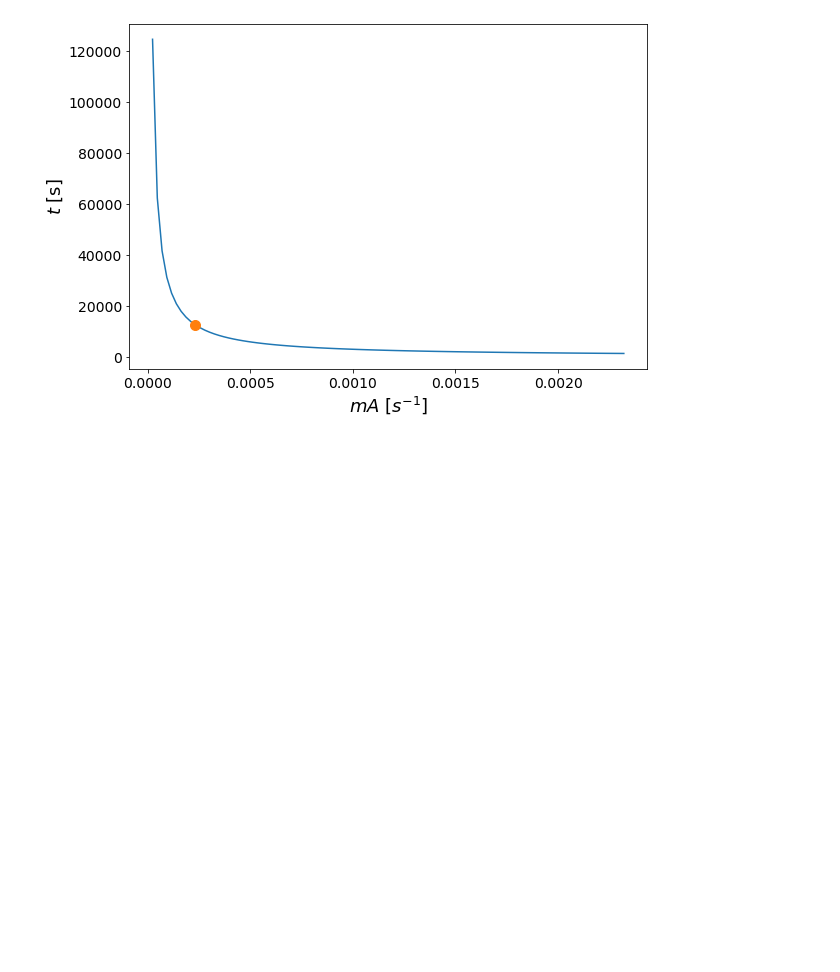
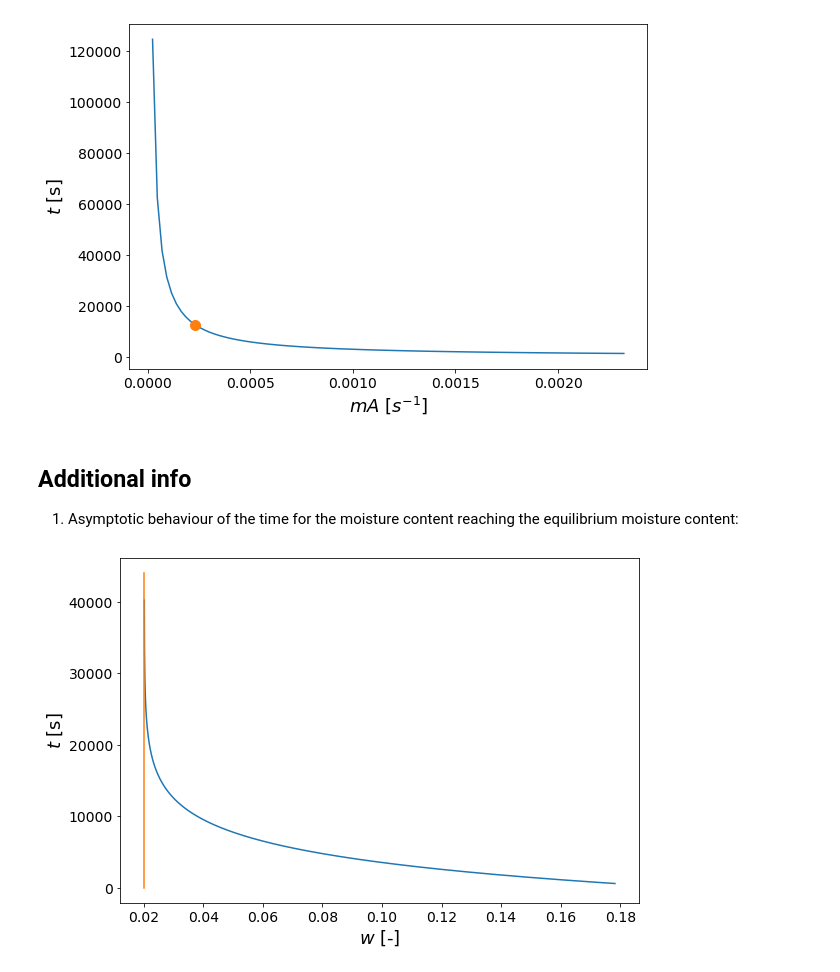
Before and after one commit to msalvalaglio/PSSP_notebook, a Jupyter notebook: _build/jupyter_execute/Exercise_W10_2021.ipynb, the cells around one changed output. Cells and saved outputs as stored; diff of their text form; code cells hidden in the pictures; blank space fills up the shorter version.

```diff
--- a/_build/jupyter_execute/Exercise_W10_2021.ipynb
+++ b/_build/jupyter_execute/Exercise_W10_2021.ipynb
@@ -156,3 +156,30 @@ axes.set_xlabel('$mA$ [$s^{-1}$]', fontsize=18);
 axes.set_ylabel('$t$ [s]',fontsize=18);
 # %% [output]
 [figure]
+# %% [markdown]
+## Additional info
+
+1. Asymptotic behaviour of the time for the moisture content reaching the equilibrium moisture content:
+# %%
+import numpy as np
+import matplotlib.pyplot as plt
+from matplotlib.pyplot import cm
+
+# Data
+
+N=10000
+ww = np.linspace(w_e*1.01,w_c*0.99, N)
+
+
+#Plotting
+figure=plt.figure()
+axes = figure.add_axes([0.1,0.1,1.2,1.2])
+plt.xticks(fontsize=14)
+plt.yticks(fontsize=14)
+axes.plot(ww,t_v, marker=' ')
+axes.plot(np.array([w_e, w_e]),np.array([0, 44000]))
+t_v=(1/mA)*((w0_2-w_c)+np.log((w_c-w_e)/(ww-w_e)))
+axes.set_xlabel('$w$ [-]', fontsize=18);
+axes.set_ylabel('$t$ [s]',fontsize=18);
+# %% [output]
+[figure, added]
```
Also changed, not shown: 10 other files.
